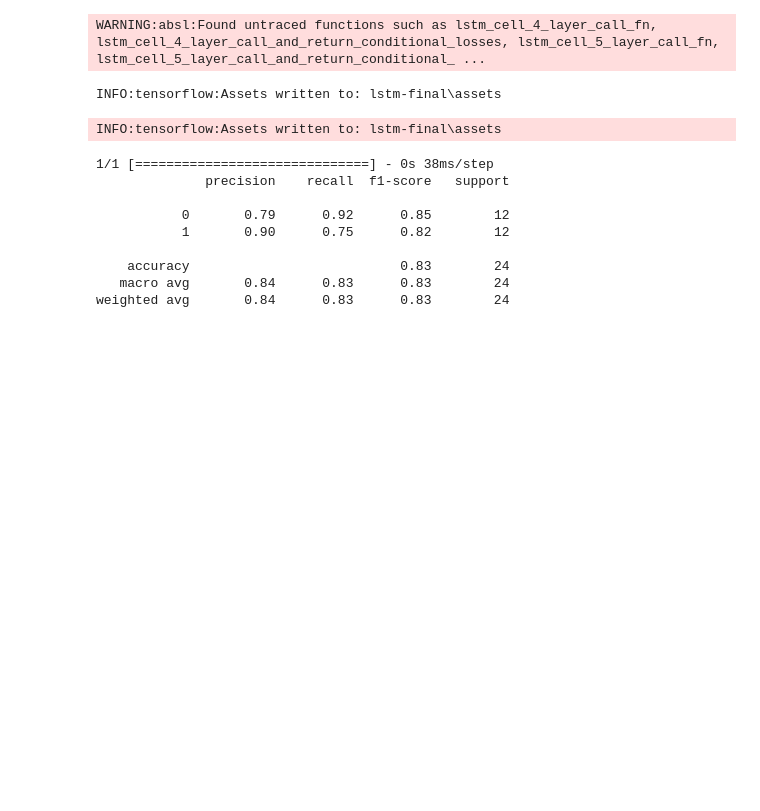
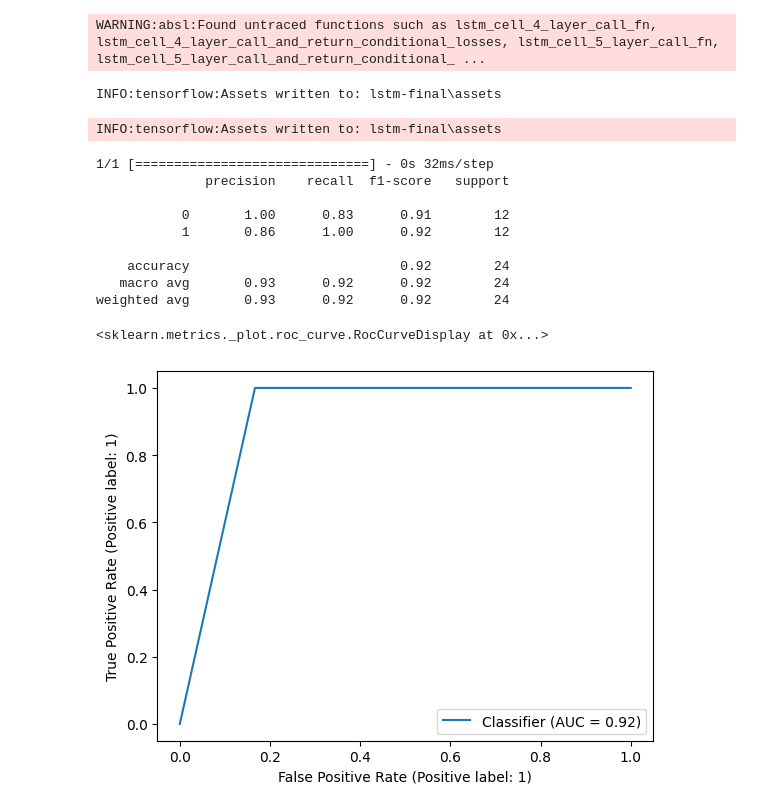
Before and after one commit to ardeliaraminta/nlp-models-research, a Jupyter notebook: model/new_model.ipynb, the cells around one changed output. Drawn from its saved outputs; the diff is of its cells as text; code cells hidden in the pictures; blank space fills up the shorter version.

Commit message:
final model and pdf parser set

```diff
--- a/model/new_model.ipynb
+++ b/model/new_model.ipynb
@@ -158,7 +165,9 @@ labels = df['label'].values
 encoder = LabelEncoder()
 encoded_labels = encoder.fit_transform(labels)
 # %%
-train_sentences, test_sentences, train_labels, test_labels = train_test_split(text, encoded_labels, stratify = encoded_labels)
+# train_sentences, test_sentences, train_labels, test_labels = train_test_split(text, encoded_labels, stratify = encoded_labels)
+
+x_train, x_test, y_train, y_test = train_test_split(text, encoded_labels, stratify = encoded_labels)
 # %%
 
 vocab_size = 3000
@@ -170,12 +179,12 @@ trunc_type='post'
 
 
 tokenizer = Tokenizer(num_words = vocab_size, oov_token=oov_tok)
-tokenizer.fit_on_texts(train_sentences)
+tokenizer.fit_on_texts(x_train)
 word_index = tokenizer.word_index
 
-train_sequences = tokenizer.texts_to_sequences(train_sentences)
+train_sequences = tokenizer.texts_to_sequences(x_train)
 train_padded = pad_sequences(train_sequences, padding='post', maxlen=max_length)
 
-test_sequences = tokenizer.texts_to_sequences(test_sentences)
+test_sequences = tokenizer.texts_to_sequences(x_test)
 test_padded = pad_sequences(test_sequences, padding='post', maxlen=max_length)
 # %%
@@ -212,8 +221,8 @@ Trainable params: 387,601
 Non-trainable params: 0
 _________________________________________________________________
 # %%
-num_epochs = 5
-history = model.fit(train_padded, train_labels,
+num_epochs = 12
+history = model.fit(train_padded, y_train,
                     epochs=num_epochs, verbose=1,
                     validation_split=0.1)
 
@@ -225,5 +234,5 @@ for i in prediction:
         pred_labels.append(1)
     else:
         pred_labels.append(0)
-print("acc of test set", accuracy_score(test_labels,pred_labels))
+print("acc of test set", accuracy_score(y_test,pred_labels))
 # %% [output]
@@ -249,14 +263,21 @@ INFO:tensorflow:Assets written to: lstm-final\assets
 INFO:tensorflow:Assets written to: lstm-final\assets
 # %%
 y_predict = np.where(model.predict(test_padded)> 0.5,1,0)
-print(classification_report(test_labels, y_predict))
+print(classification_report(y_test, y_predict))
 # %% [output]
-1/1 [==============================] - 0s 38ms/step
+1/1 [==============================] - 0s 32ms/step
               precision    recall  f1-score   support
 
-           0       0.79      0.92      0.85        12
-           1       0.90      0.75      0.82        12
+           0       1.00      0.83      0.91        12
+           1       0.86      1.00      0.92        12
 
-    accuracy                           0.83        24
-   macro avg       0.84      0.83      0.83        24
-weighted avg       0.84      0.83      0.83        24
+    accuracy                           0.92        24
+   macro avg       0.93      0.92      0.92        24
+weighted avg       0.93      0.92      0.92        24
+# %%
+from sklearn.metrics import RocCurveDisplay
+
+RocCurveDisplay.from_predictions(y_test, y_predict)
+# %% [output]
+<sklearn.metrics._plot.roc_curve.RocCurveDisplay at 0x...>
+[figure, added]
```
Also changed, not shown: parts of 8 cells of this notebook, 20 other files.
